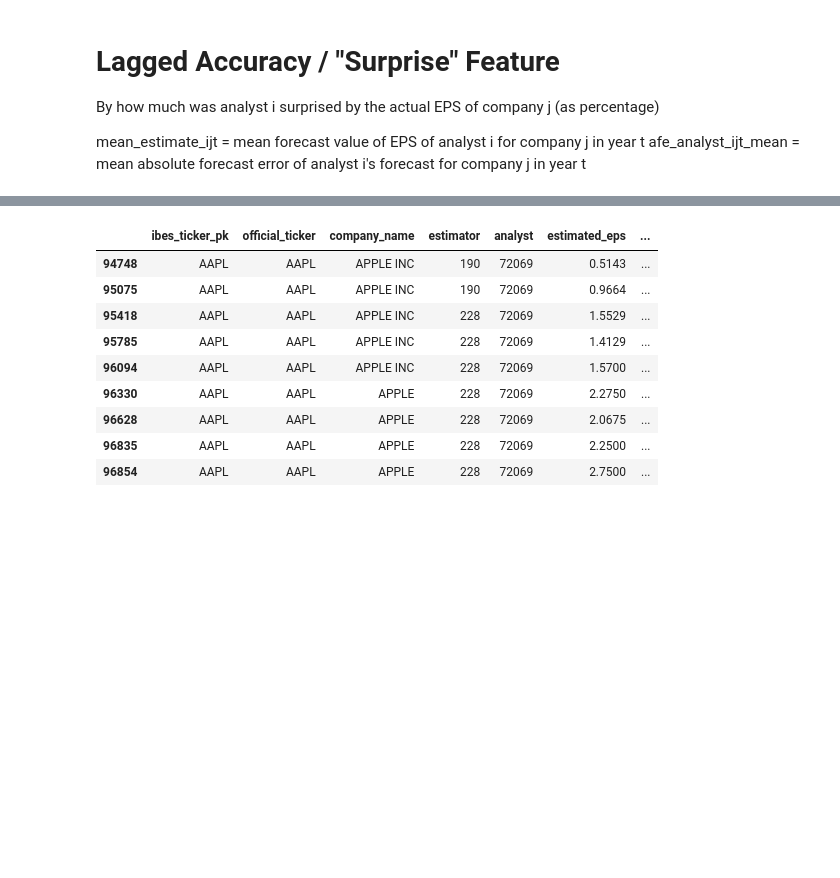
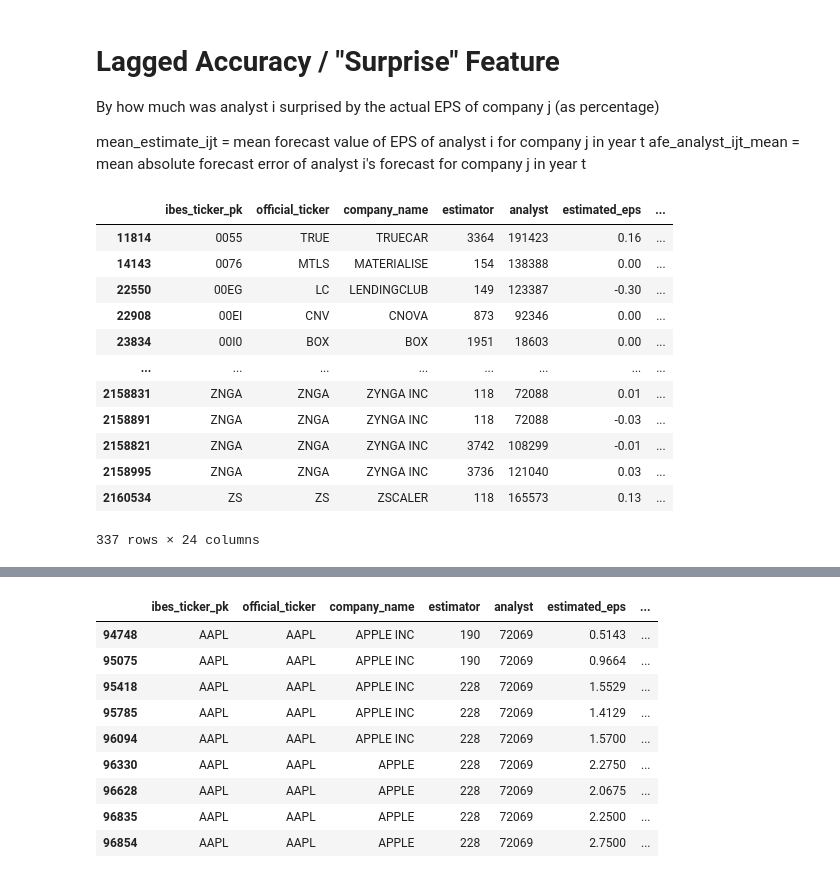
Before and after one commit to moshchev/gsfm_SS24, a Jupyter notebook: notebooks/feature_generation_marius.ipynb, the cells around one changed output, grey strips where cells are left out. Saved outputs shown, nothing was run; the diff lists cells and outputs as text; code cells hidden in the pictures; blank space fills up the shorter version.

```diff
--- a/notebooks/feature_generation_marius.ipynb
+++ b/notebooks/feature_generation_marius.ipynb
@@ -235,6 +235,23 @@ By how much was analyst i surprised by the actual EPS of company j (as percentag
 
 mean_estimate_ijt = mean forecast value of EPS of analyst i for company j in year t
 afe_analyst_ijt_mean = mean absolute forecast error of analyst i's forecast for company j in year t
+# %%
+# print all rows with mean_estimate_ijt = 0
+df[df['mean_estimate_ijt'] == 0]
+# %% [output]
+|  | ibes_ticker_pk | official_ticker | company_name | estimator | analyst | estimated_eps | ... |
+| 11814 | 0055 | TRUE | TRUECAR | 3364 | 191423 | 0.16 | ... |
+| 14143 | 0076 | MTLS | MATERIALISE | 154 | 138388 | 0.00 | ... |
+| 22550 | 00EG | LC | LENDINGCLUB | 149 | 123387 | -0.30 | ... |
+| 22908 | 00EI | CNV | CNOVA | 873 | 92346 | 0.00 | ... |
+| 23834 | 00I0 | BOX | BOX | 1951 | 18603 | 0.00 | ... |
+| ... | ... | ... | ... | ... | ... | ... | ... |
+| 2158831 | ZNGA | ZNGA | ZYNGA INC | 118 | 72088 | 0.01 | ... |
+| 2158891 | ZNGA | ZNGA | ZYNGA INC | 118 | 72088 | -0.03 | ... |
+| 2158821 | ZNGA | ZNGA | ZYNGA INC | 3742 | 108299 | -0.01 | ... |
+| 2158995 | ZNGA | ZNGA | ZYNGA INC | 3736 | 121040 | 0.03 | ... |
+| 2160534 | ZS | ZS | ZSCALER | 118 | 165573 | 0.13 | ... |
+337 rows × 24 columns
 # %%
 # calculate surprise percentage for each forecast
 df['surprise'] = (df['actual_eps'] - df['mean_estimate_ijt']) / df['mean_estimate_ijt']
```
Also changed, not shown: parts of 53 cells of this notebook, 1 other file.
